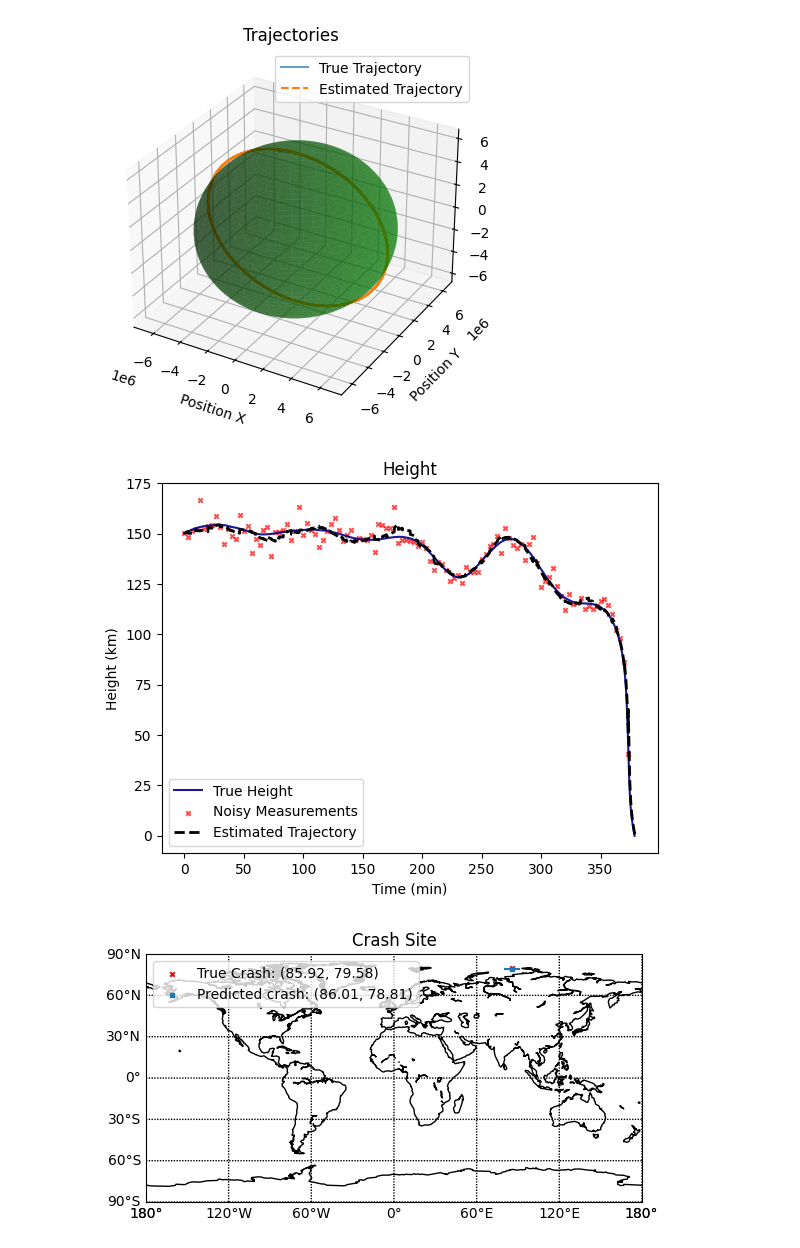
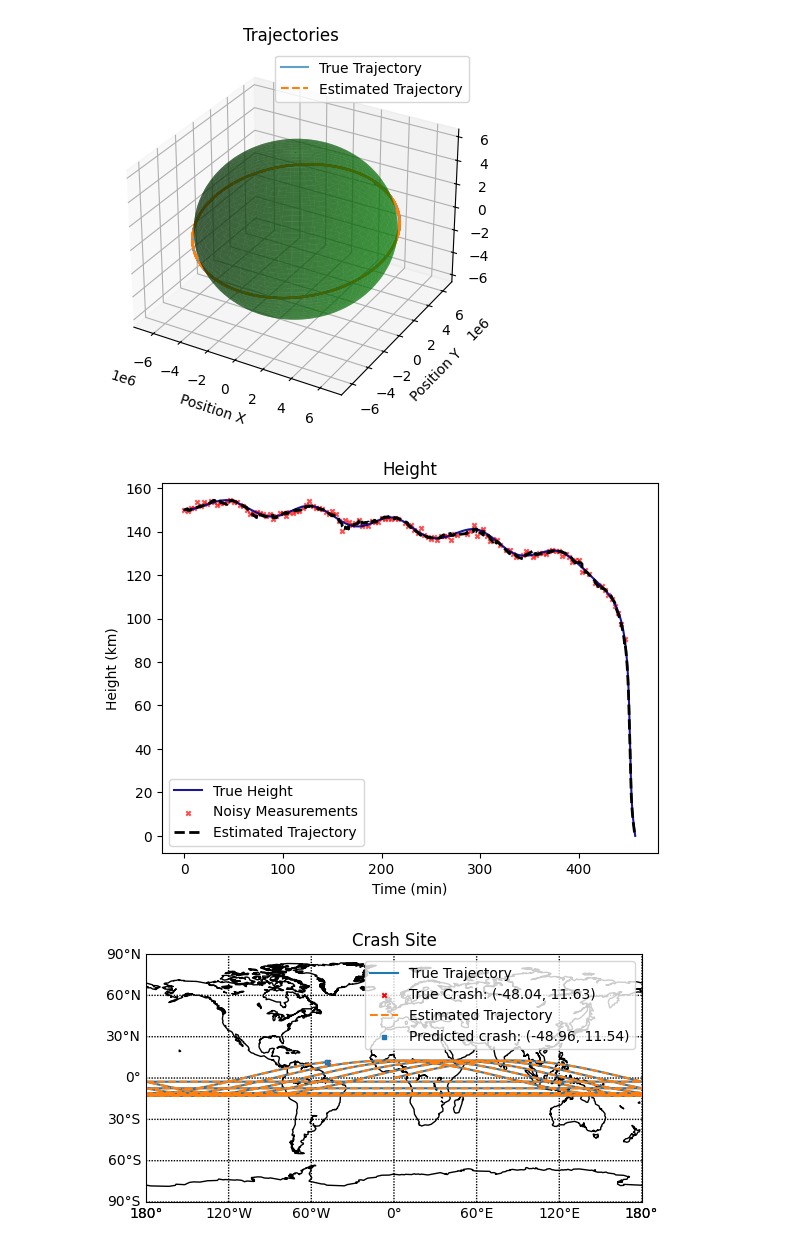
Before and after one commit to brendanbennett/deorbiter, a Jupyter notebook: examples/3D_EKF_example.ipynb, the cells around one changed output. Drawn from its saved outputs; the diff is of its cells as text; code cells hidden in the pictures.

Commit message:
Plot trajectory on map

```diff
--- a/examples/3D_EKF_example.ipynb
+++ b/examples/3D_EKF_example.ipynb
@@ -14,12 +14,14 @@ sim_data = load_sim_data(save_path)
 sim_config = load_sim_config(save_path)
 
 np.random.seed(0)
+start_direction = np.random.normal(size=2)
+start_direction /= np.linalg.norm(start_direction)
 if sim_data is None or sim_config is None:
     sim = deorbit.simulator.run(
         "RK4",
         "coesa_atmos_fast",
-        initial_state=np.array((deorbit.constants.EARTH_RADIUS + 150000, 0, 0, 5, 5, 7820)),
-        noise_types = {"gaussian": {"noise_strength": 0.005}, "impulse": {"impulse_strength": 0.03, "impulse_probability": 1e-5}},
+        initial_state=np.array((deorbit.constants.EARTH_RADIUS + 150000, 0, 0, 0, *(start_direction * 7820))),
+        noise_types = {"gaussian": {"noise_strength": 0.001}, "impulse": {"impulse_strength": 0.005, "impulse_probability": 1e-5}},
         time_step=2,
     )
     sim_data = sim.gather_data()
@@ -32,7 +37,7 @@ Loaded data from file
 # %%
 #initialising observer class with sim data
 np.random.seed(4)
-obs = Observer(number_of_radars=200, dim=3)
+obs = Observer(number_of_radars=200, dim=3, radar_position_std_per_distance=0.001)
 
 sim_states = sim_data.state_array()
 sim_times = sim_data.times
@@ -90,7 +95,7 @@ ax.plot_surface(x, y, z, color="g", alpha=0.5)
 splice = slice(len(estimated_traj))
 
 #plotting simulated 'true' trajectory
-true_traj = sim_data.state_array()[:, :3]
+true_traj = sim_data.state_array()
 ax.plot(true_traj[:, 0], true_traj[:, 1], true_traj[:, 2], label='True Trajectory')
 
 #plotting observations
@@ -109,12 +114,12 @@ plt.show()
 # %%
 plot_trajectories(true_traj, estimated_traj = estimated_traj)
 # %% [output]
-[figure, old version]
+[figure, new version]
 # %%
 plot_height(true_traj, observations=observation_states, estimated_traj=estimated_traj, observation_times=observation_times, estimated_times=estimated_times, times=sim_times)
 # %% [output]
-[figure, old version]
+[figure, new version]
 # %%
-plot_crash_site_on_map(true_traj, true_crash_time=sim_times[-1], estimated_traj=estimated_traj, estimated_crash_time=estimated_times[-1], uncertainties=uncertainties)
+plot_crash_site_on_map(true_traj, sim_times, estimated_traj, estimated_times, uncertainties=uncertainties)
 # %% [output]
-[figure, old version]
+[figure, new version]
```
Also changed, not shown: parts of 4 cells of this notebook, 1 other file.
